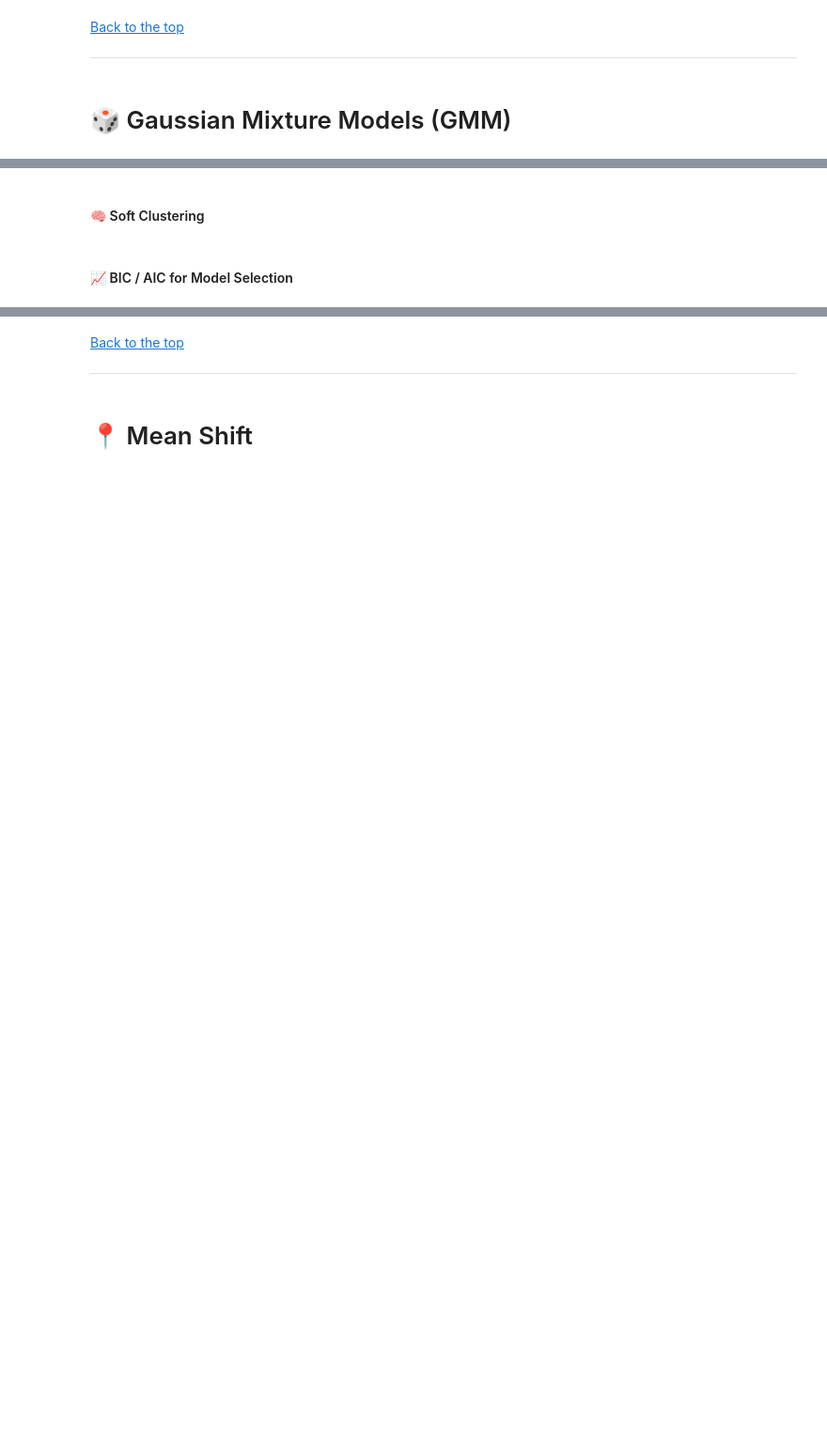
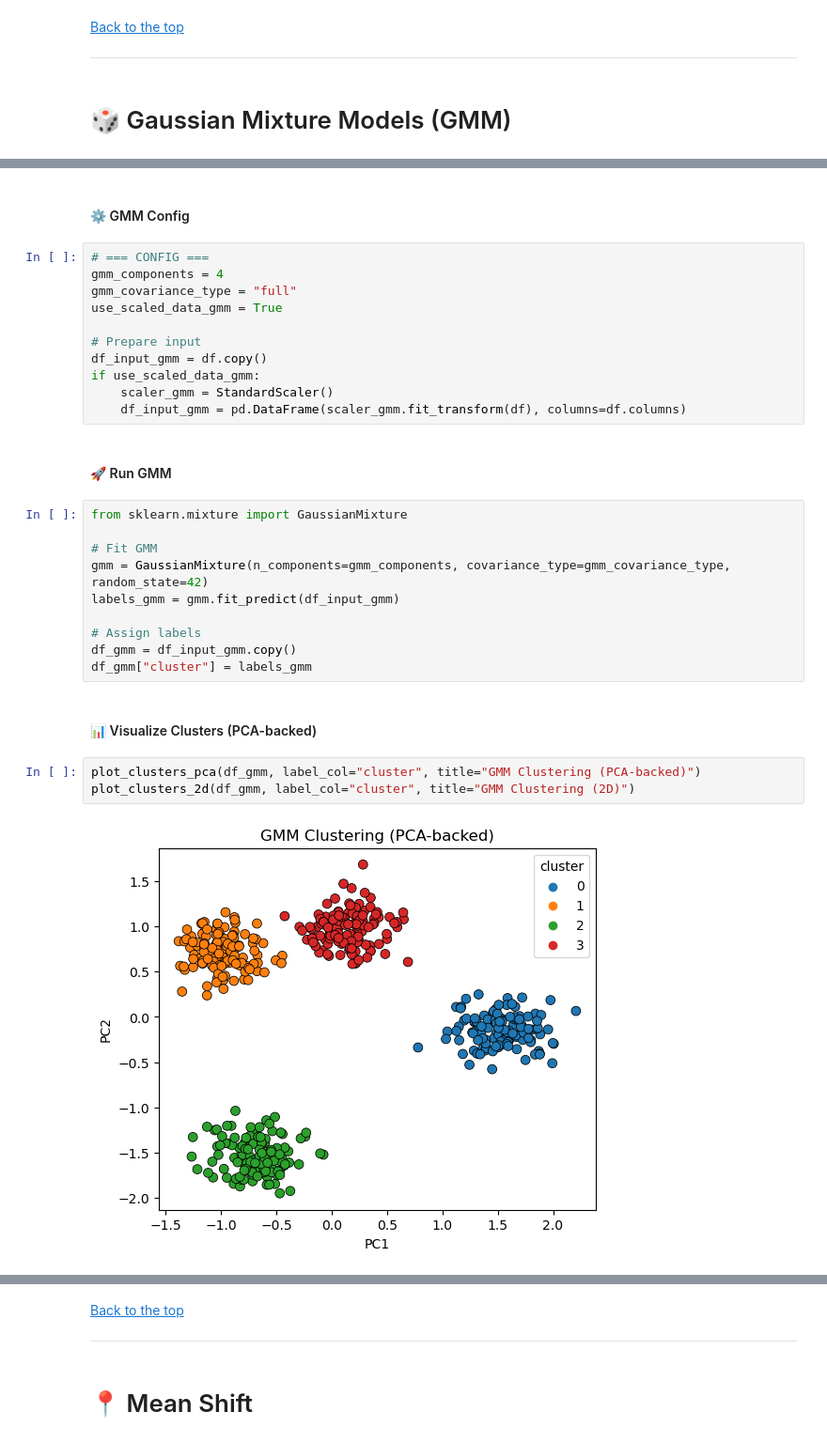
Before and after one commit to ashrithssreddy/ml-toolkit, a Jupyter notebook: Unsupervised_Learning/clustering_v2.ipynb, the cells around one changed output, grey strips where cells are left out. Shown at 94% size. Drawn from its saved outputs; the diff is of its cells as text; blank space fills up the shorter version.

```diff
--- a/Unsupervised_Learning/clustering_v2.ipynb
+++ b/Unsupervised_Learning/clustering_v2.ipynb
@@ -678,6 +825,35 @@ ___
 # %% [markdown]
-<a id="soft-clustering"></a>
-#### 🧠 Soft Clustering
+<a id="gmm-config"></a>
+#### ⚙️ GMM Config
+# %%
+# === CONFIG ===
+gmm_components = 4
+gmm_covariance_type = "full"
+use_scaled_data_gmm = True
+
+# Prepare input
+df_input_gmm = df.copy()
+if use_scaled_data_gmm:
+    scaler_gmm = StandardScaler()
+    df_input_gmm = pd.DataFrame(scaler_gmm.fit_transform(df), columns=df.columns)
 # %% [markdown]
-<a id="gmm-eval"></a>
-#### 📈 BIC / AIC for Model Selection
+<a id="gmm-run"></a>
+#### 🚀 Run GMM
+# %%
+from sklearn.mixture import GaussianMixture
+
+# Fit GMM
+gmm = GaussianMixture(n_components=gmm_components, covariance_type=gmm_covariance_type, random_state=42)
+labels_gmm = gmm.fit_predict(df_input_gmm)
+
+# Assign labels
+df_gmm = df_input_gmm.copy()
+df_gmm["cluster"] = labels_gmm
+# %% [markdown]
+<a id="gmm-visual"></a>
+#### 📊 Visualize Clusters (PCA-backed)
+# %%
+plot_clusters_pca(df_gmm, label_col="cluster", title="GMM Clustering (PCA-backed)")
+plot_clusters_2d(df_gmm, label_col="cluster", title="GMM Clustering (2D)")
+# %% [output]
+[figure, added]
```
Also changed, not shown: parts of 80 cells of this notebook.
